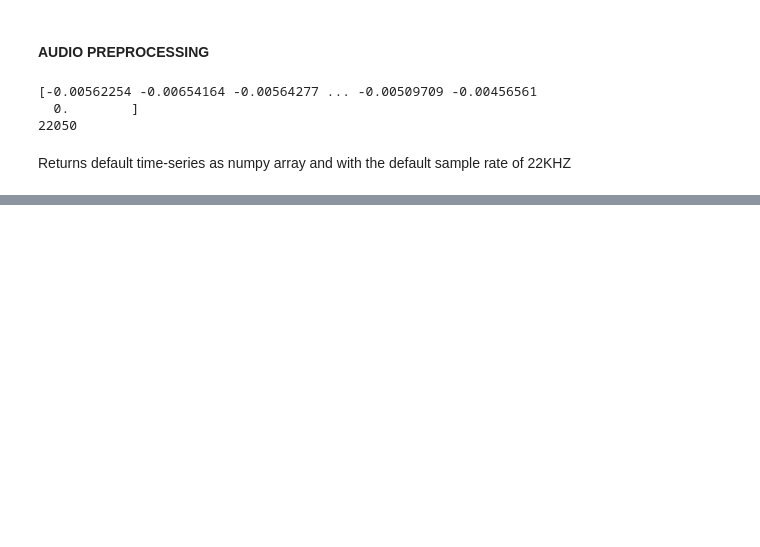
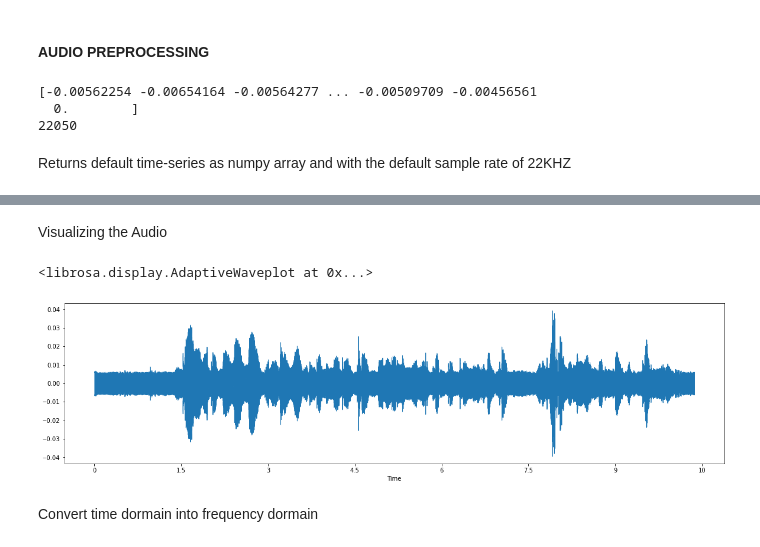
Before and after one commit to speech-recognition123/Speech-to-Text, a Jupyter notebook: notebooks/titus_preprocessing.ipynb, the cells around one changed output, grey strips where cells are left out. Cells and saved outputs as stored; diff of their text form; code cells hidden in the pictures; blank space fills up the shorter version.

Commit message:
Conversion from time dormain to frequency domain

```diff
--- a/notebooks/titus_preprocessing.ipynb
+++ b/notebooks/titus_preprocessing.ipynb
@@ -155,3 +166,6 @@ print(sample_rate)
 22050
 # %% [markdown]
 Returns default time-series as numpy array and with the default sample rate of 22KHZ
+# %%
+audio, rate=librosa.load(train_audio_path+'tr_10_tr01010.wav', sr=44100)
+ipd.Audio(samples, rate=sample_rate)
@@ -157,0 +174,11 @@ Returns default time-series as numpy array and with the default sample rate of 2
+# %% [markdown]
+Visualizing the Audio
+# %%
+%matplotlib inline
+import librosa.display
+#Plot the signal:
+plt.figure(figsize=(20, 5))
+librosa.display.waveshow(samples, sr=sample_rate)
+# %% [output]
+<librosa.display.AdaptiveWaveplot at 0x...>
+[figure, added]
@@ -157,0 +241,2 @@ Returns default time-series as numpy array and with the default sample rate of 2
+# %% [markdown]
+Convert time dormain into frequency dormain
```
Also changed, not shown: parts of 8 cells of this notebook.
